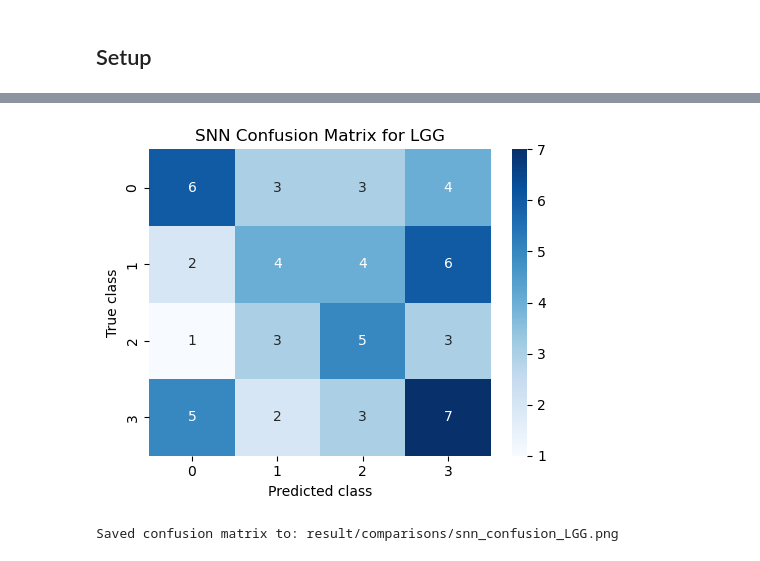
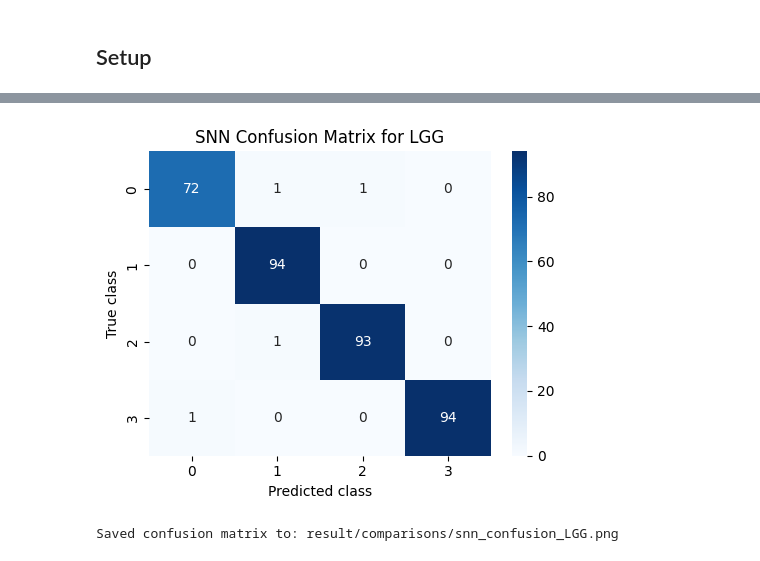
Before and after one commit to minnminncherry/BrainCancerSurv, a Jupyter notebook: model_evaluation_and_predictions.ipynb, the cells around one changed output, grey strips where cells are left out. Drawn from its saved outputs; the diff is of its cells as text; code cells hidden in the pictures.

Commit message:
add fustion code and some changes in wsi image analysis

```diff
--- a/model_evaluation_and_predictions.ipynb
+++ b/model_evaluation_and_predictions.ipynb
@@ -248,34 +254,34 @@ Gen2Vec-GBM        0.024448
 Saved plot to: result/comparisons/inference_time_comparison.png
 # %%
-pred = pd.read_csv("/home/licongcong/Desktop/learning/medical_image_classification/BrainCanerSurvival/result/split_1_predictions.csv")
+pred = pd.read_csv("/home/licongcong/Desktop/learning/medical_image_classification/BrainCanerSurvival/result/split_mil_1_predictions.csv")
 y_true = pred["label"].astype(int)
 y_pred = pred["prediction"].astype(int)
 class_names = sorted(set(y_true).union(set(y_pred)))
 cm = confusion_matrix(y_true, y_pred, labels=class_names)
 
 output_dir = Path("result/comparisons")
 output_dir.mkdir(parents=True, exist_ok=True)
 output_path = output_dir / "snn_confusion_LGG.png"
 
 plt.figure(figsize=(5, 4))
 sns.heatmap(
     cm,
     annot=True,
     fmt="d",
     cmap="Blues",
     xticklabels=class_names,
     yticklabels=class_names,
 )
 plt.title("SNN Confusion Matrix for LGG")
 plt.xlabel("Predicted class")
 plt.ylabel("True class")
 plt.tight_layout()
 plt.savefig(output_path, dpi=300, bbox_inches="tight")
 plt.show()
 
 print(f"Saved confusion matrix to: {output_path}")
 # %% [output]
-[figure, old version]
+[figure, new version]
 Saved confusion matrix to: result/comparisons/snn_confusion_LGG.png
 # %%
 pred = pd.read_csv("/home/licongcong/Desktop/learning/medical_image_classification/BrainCanerSurvival/result/split_1_predictions.csv")
```
Also changed, not shown: parts of 7 cells of this notebook, 21 other files.
